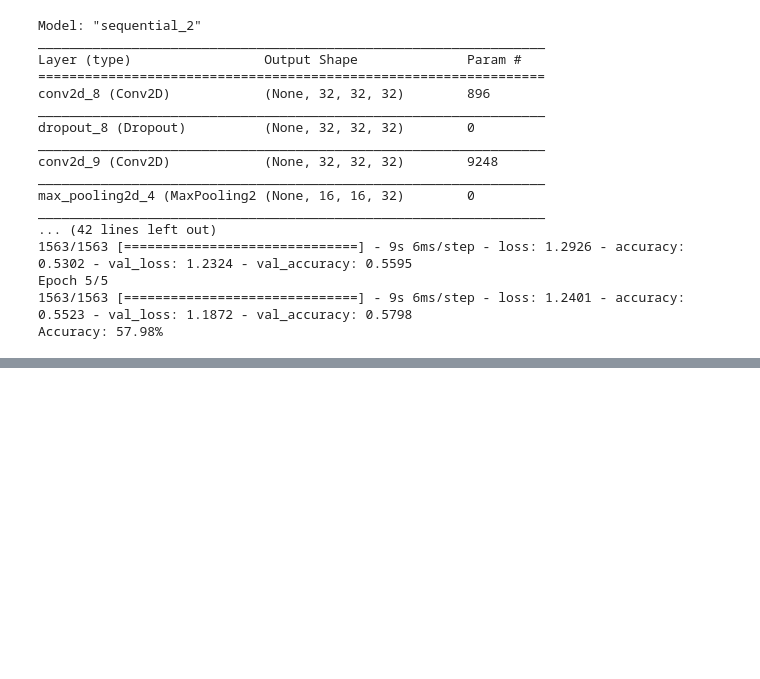
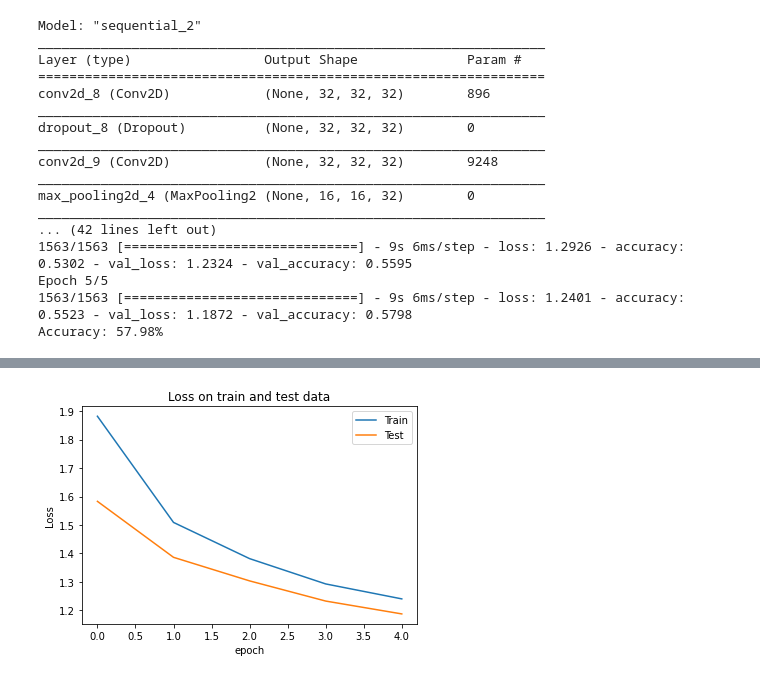
Before and after one commit to kvamsi7/mscs, a Jupyter notebook: CS5720-Neural Network and Deep Learning/Assignments/ICP-7/ICP-7.ipynb, the cells around one changed output, grey strips where cells are left out. Drawn from its saved outputs; the diff is of its cells as text; code cells hidden in the pictures; blank space fills up the shorter version.

```diff
--- a/CS5720-Neural Network and Deep Learning/Assignments/ICP-7/ICP-7.ipynb
+++ b/CS5720-Neural Network and Deep Learning/Assignments/ICP-7/ICP-7.ipynb
@@ -168,0 +167,11 @@ show_batch(X_test[:4],y_test[:4],y_pred[:4])
+# %%
+# plot loss and accuracy
+plt.plot(history.history['loss'])
+plt.plot(history.history['val_loss'])
+plt.xlabel("epoch")
+plt.ylabel("Loss")
+plt.title("Loss on train and test data")
+plt.legend(['Train','Test'],loc='upper right')
+plt.show()
+# %% [output]
+[figure, added]
```
Also changed, not shown: parts of 3 cells of this notebook.
